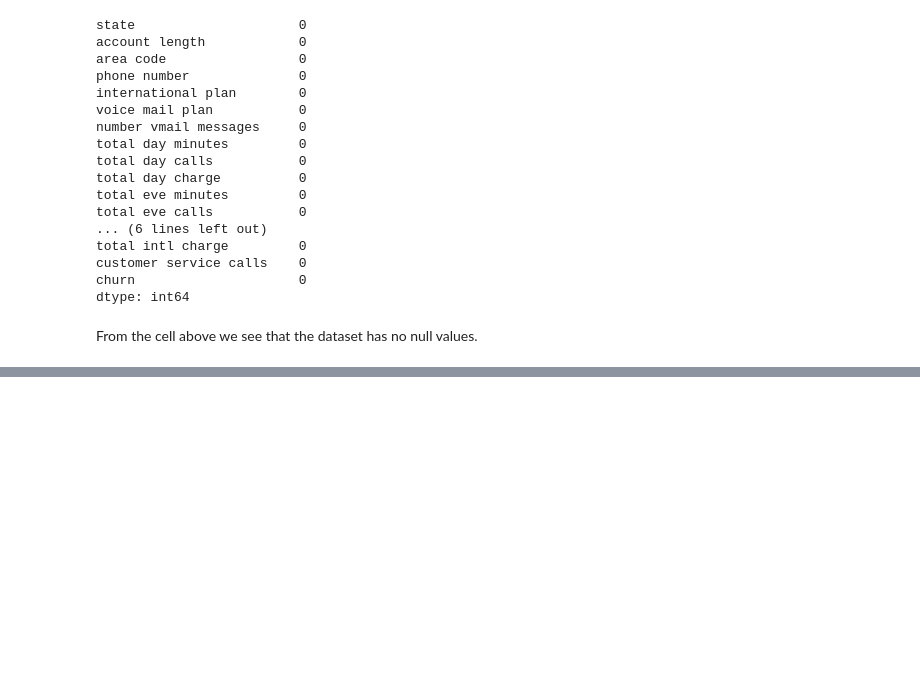
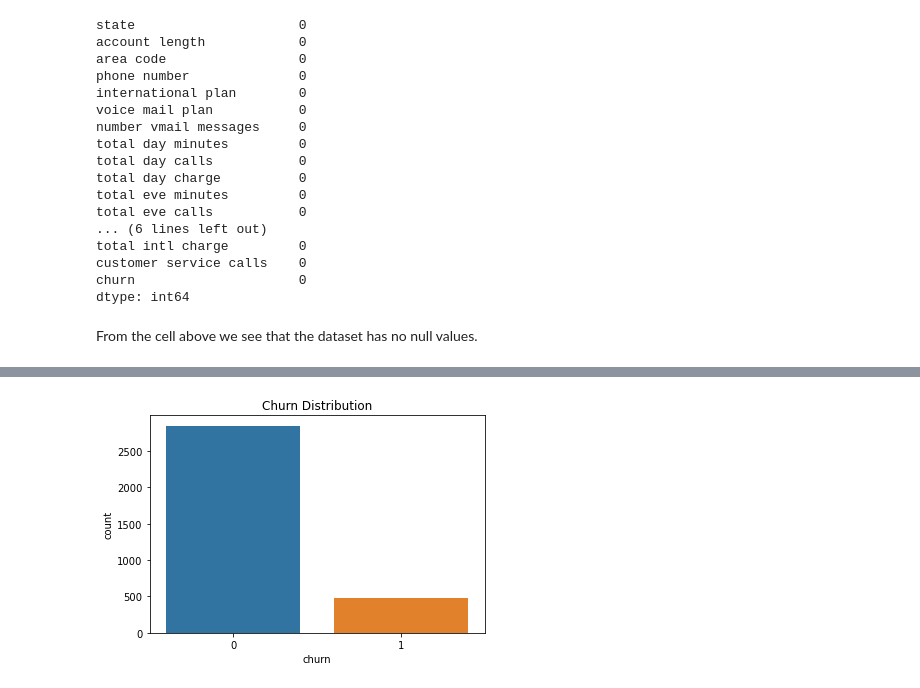
Before and after one commit to CWanderi/P3-Project, a Jupyter notebook: SyriaTel_Customer_Churn_Analysis.ipynb, the cells around one changed output, grey strips where cells are left out. Saved outputs shown, nothing was run; the diff lists cells and outputs as text; code cells hidden in the pictures; blank space fills up the shorter version.

```diff
--- a/SyriaTel_Customer_Churn_Analysis.ipynb
+++ b/SyriaTel_Customer_Churn_Analysis.ipynb
@@ -97,0 +105,14 @@ From the cell above we see that the dataset has no null values.
+# %%
+# drop irrelevant columns
+
+df_filtered = df.drop(['phone number'], axis=1)
+# %%
+# encode categorical variables
+
+le_international = LabelEncoder()
+df_filtered['international plan'] = le_international.fit_transform(df_filtered['international plan'])
+
+le_voicemail = LabelEncoder()
+df_filtered['voice mail plan'] = le_voicemail.fit_transform(df_filtered['voice mail plan'])
+
+df_filtered['state'] = LabelEncoder().fit_transform(df_filtered['state'])
@@ -97,0 +127,4 @@ From the cell above we see that the dataset has no null values.
+# %%
+## encode target variable
+
+df_filtered['churn'] = df_filtered['churn'].astype(int)
@@ -97,0 +140,8 @@ From the cell above we see that the dataset has no null values.
+# %%
+# visualize churn distribution
+
+sns.countplot(x='churn', data=df_filtered)
+plt.title('Churn Distribution')
+plt.show()
+# %% [output]
+[figure, added]
```
Also changed, not shown: parts of 17 cells of this notebook.
